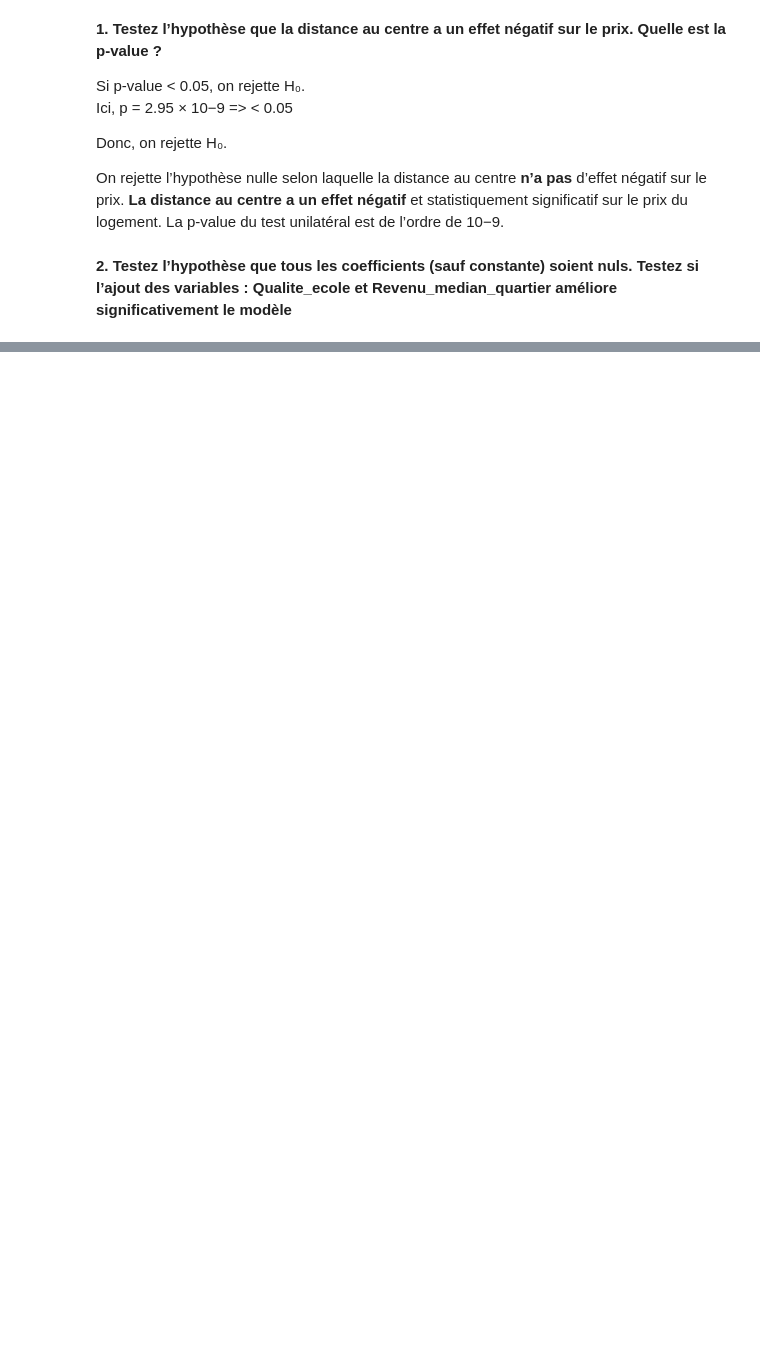
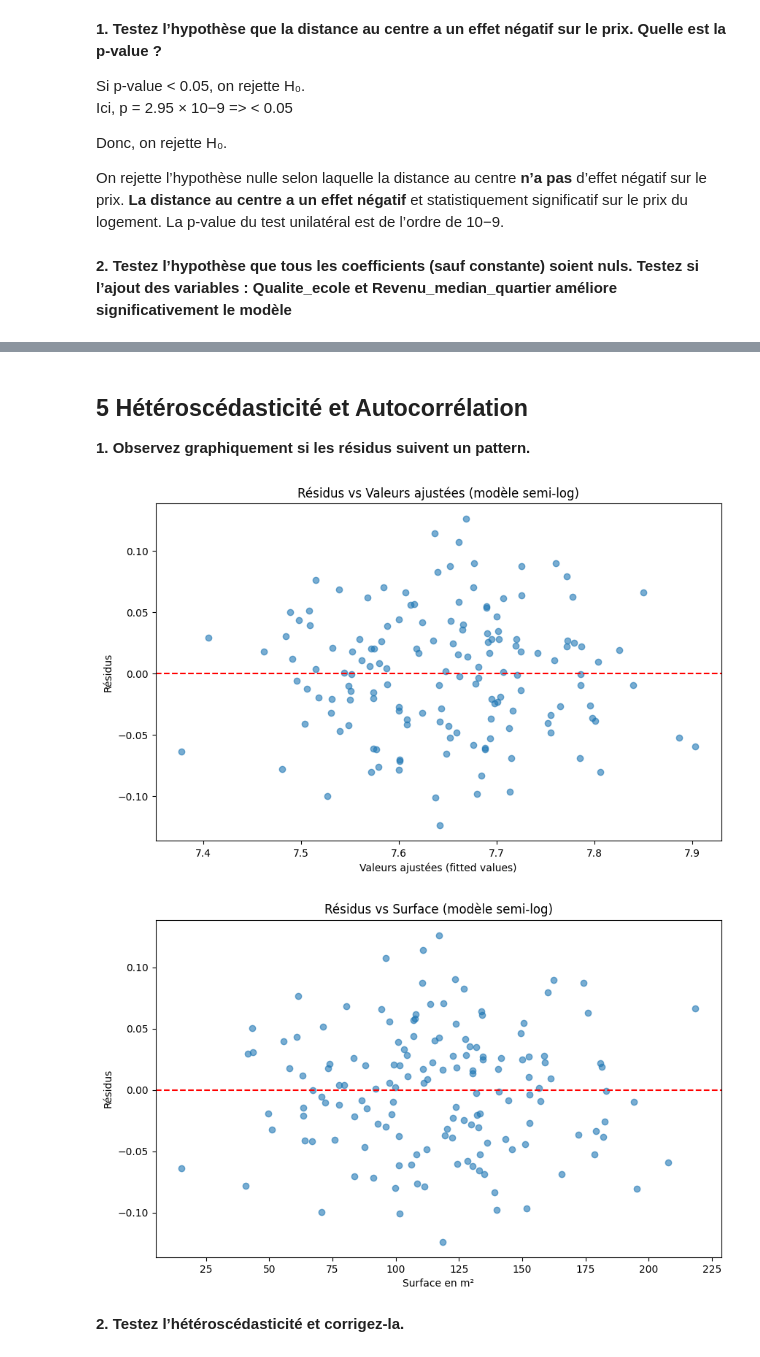
Before and after one commit to EdLac/Econometrie_appliquee_Analyse_Immobiliere, a Jupyter notebook: Econometrie.ipynb, the cells around one changed output, grey strips where cells are left out. Cells and saved outputs as stored; diff of their text form; code cells hidden in the pictures; blank space fills up the shorter version.

```diff
--- a/Econometrie.ipynb
+++ b/Econometrie.ipynb
@@ -554,0 +703,27 @@ On rejette l’hypothèse nulle selon laquelle la distance au centre **n’a pas
+# %% [markdown]
+## 5 Hétéroscédasticité et Autocorrélation
+
+**1. Observez graphiquement si les résidus suivent un pattern.**
+# %%
+# Graphique des résidus vs valeurs ajustées pour détecter un pattern (hétéroscédasticité)
+plt.figure(figsize=(10, 6))
+plt.scatter(model_semi_log.fittedvalues, model_semi_log.resid, alpha=0.6)
+plt.axhline(y=0, color='red', linestyle='--')
+plt.xlabel('Valeurs ajustées (fitted values)')
+plt.ylabel('Résidus')
+plt.title('Résidus vs Valeurs ajustées (modèle semi-log)')
+plt.show()
+
+# Graphique des résidus vs une variable explicative (ex: Surface_m2)
+plt.figure(figsize=(10, 6))
+plt.scatter(df['Surface_m2'], model_semi_log.resid, alpha=0.6)
+plt.axhline(y=0, color='red', linestyle='--')
+plt.xlabel('Surface en m²')
+plt.ylabel('Résidus')
+plt.title('Résidus vs Surface (modèle semi-log)')
+plt.show()
+# %% [output]
+[figure, added]
+[figure, added]
+# %% [markdown]
+**2. Testez l’hétéroscédasticité et corrigez-la.**
```
Also changed, not shown: parts of 42 cells of this notebook.
